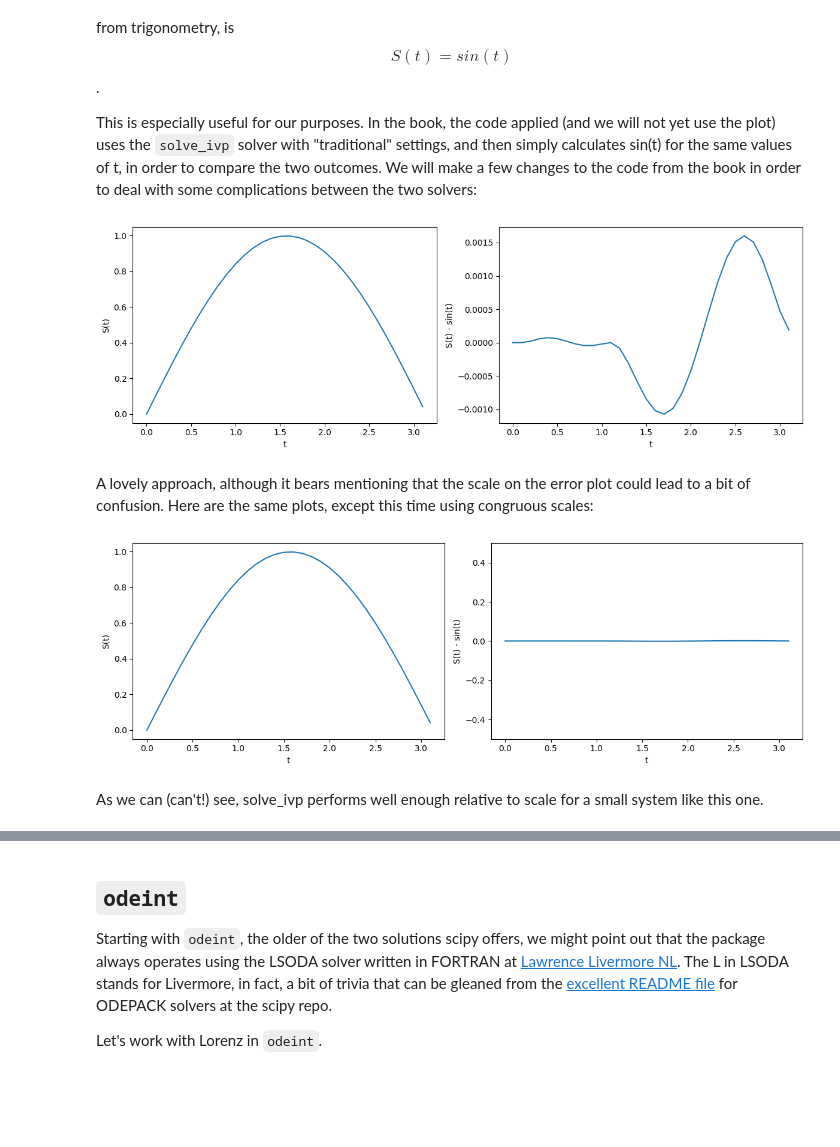
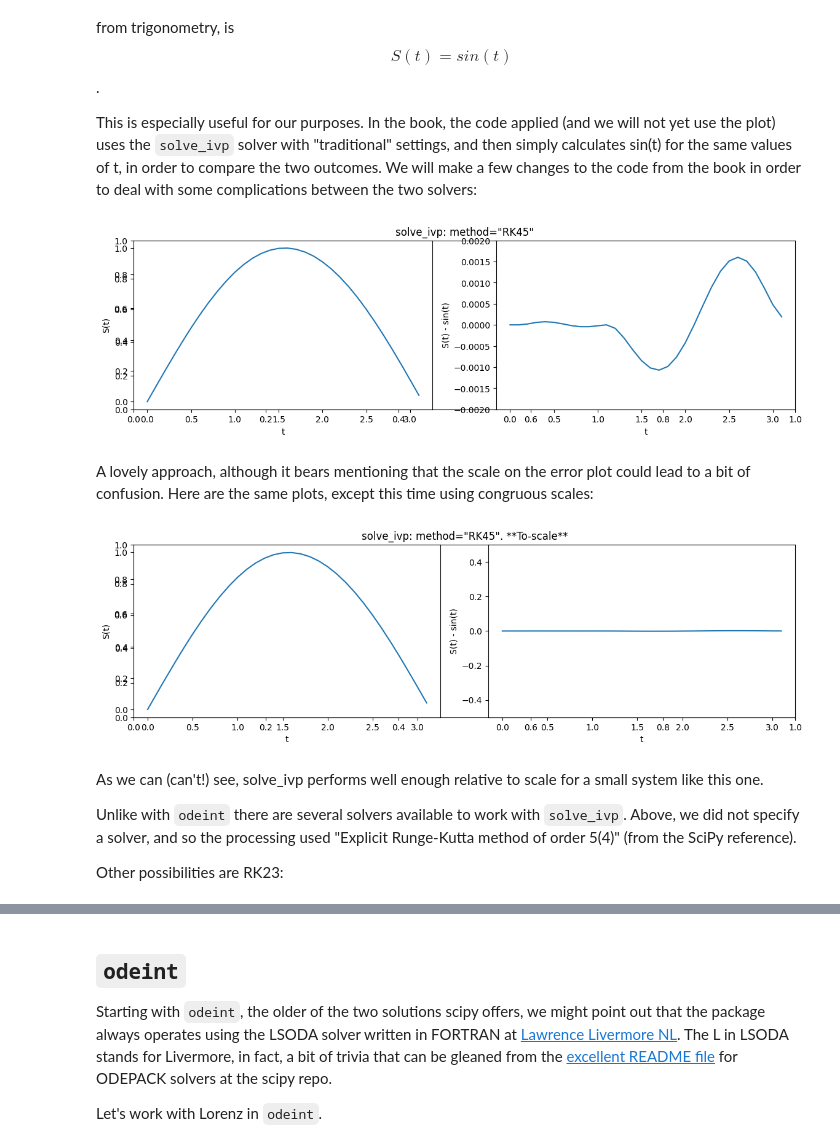
Before and after one commit to peterdresslar/scipy-differential, a Jupyter notebook: ScipyDifferential.ipynb, the cells around one changed output, grey strips where cells are left out. Saved outputs shown, nothing was run; the diff lists cells and outputs as text; code cells hidden in the pictures; blank space fills up the shorter version.

Commit message:
plots!

```diff
--- a/ScipyDifferential.ipynb
+++ b/ScipyDifferential.ipynb
@@ -32,41 +32,43 @@ from scipy.integrate import solve_ivp
 
 %matplotlib inline
 
 def cos_func(t, S):  # avoid using lambda function since the signatures are a bit confusing
     """
     A function for solve_ivp.
     """
     # this system is state-independent and S is unused. it is still required for solve_ivp.
-    dsdt = np.cos(t)
-    return dsdt
+    return [np.cos(t)]  # some solvers require a list of functions
 
 t_eval = np.arange(0, np.pi, 0.1)
-solution = solve_ivp(cos_func, [0, np.pi], [0], t_eval)
+solution = solve_ivp(cos_func, [0, np.pi], [0], t_eval=t_eval)
 
 # relevant here, within solution we have:
 # t: the time values
 # y: the solution values
 # sol: the solution values as an array
 # success: a boolean indicating whether the solver was successful
 # message: a message from the solverA
 
 plt.figure(figsize = (12, 4))
+plt.title('solve_ivp: method="RK45"')
 plt.subplot(121)
 plt.plot(solution.t, solution.y[0])
 plt.xlabel('t')
 plt.ylabel('S(t)')
 plt.subplot(122)
 plt.plot(solution.t, solution.y[0] - np.sin(solution.t))
 plt.xlabel('t')
 plt.ylabel('S(t) - sin(t)')
+plt.ylim(-0.002, 0.002)
 plt.tight_layout()
 plt.show()
 # %% [output]
-[figure, old version]
+[figure, new version]
 # %% [markdown]
 A lovely approach, although it bears mentioning that the scale on the error plot could lead to a bit of confusion. Here are the same plots, except this time using congruous scales:
 # %%
 plt.figure(figsize = (12, 4))
+plt.title('solve_ivp: method="RK45". **To-scale**')
 plt.subplot(121)
 plt.plot(solution.t, solution.y[0])
 plt.xlabel('t')
@@ -79,6 +81,10 @@ plt.ylim(-0.5, 0.5)
 plt.tight_layout()
 plt.show()
 # %% [output]
-[figure, old version]
+[figure, new version]
 # %% [markdown]
 As we can (can't!) see, solve_ivp performs well enough relative to scale for a small system like this one.
+
+Unlike with `odeint` there are several solvers available to work with `solve_ivp`. Above, we did not specify a solver, and so the processing used "Explicit Runge-Kutta method of order 5(4)" (from the SciPy reference).
+
+Other possibilities are RK23:
```
Also changed, not shown: parts of 8 cells of this notebook.
